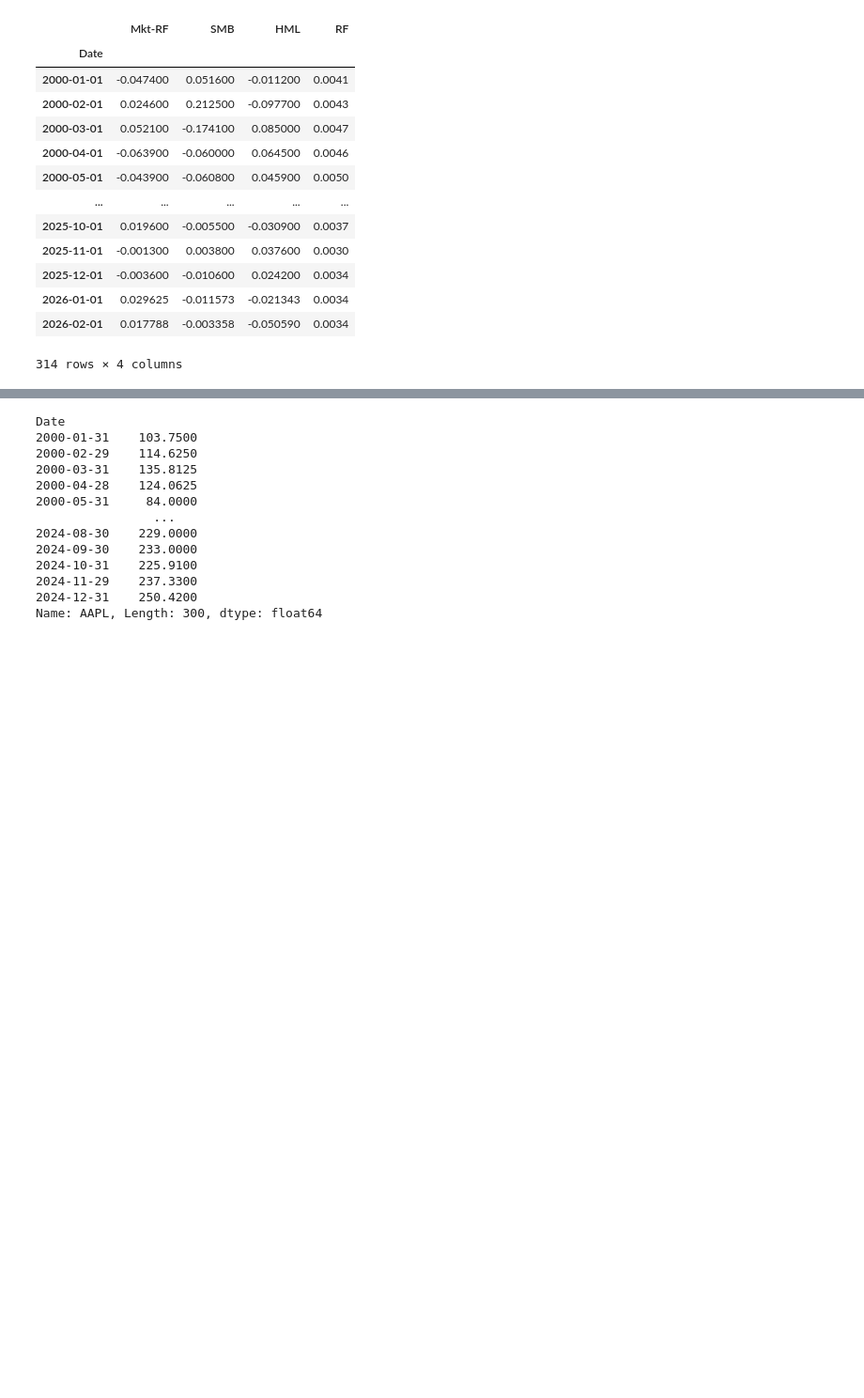
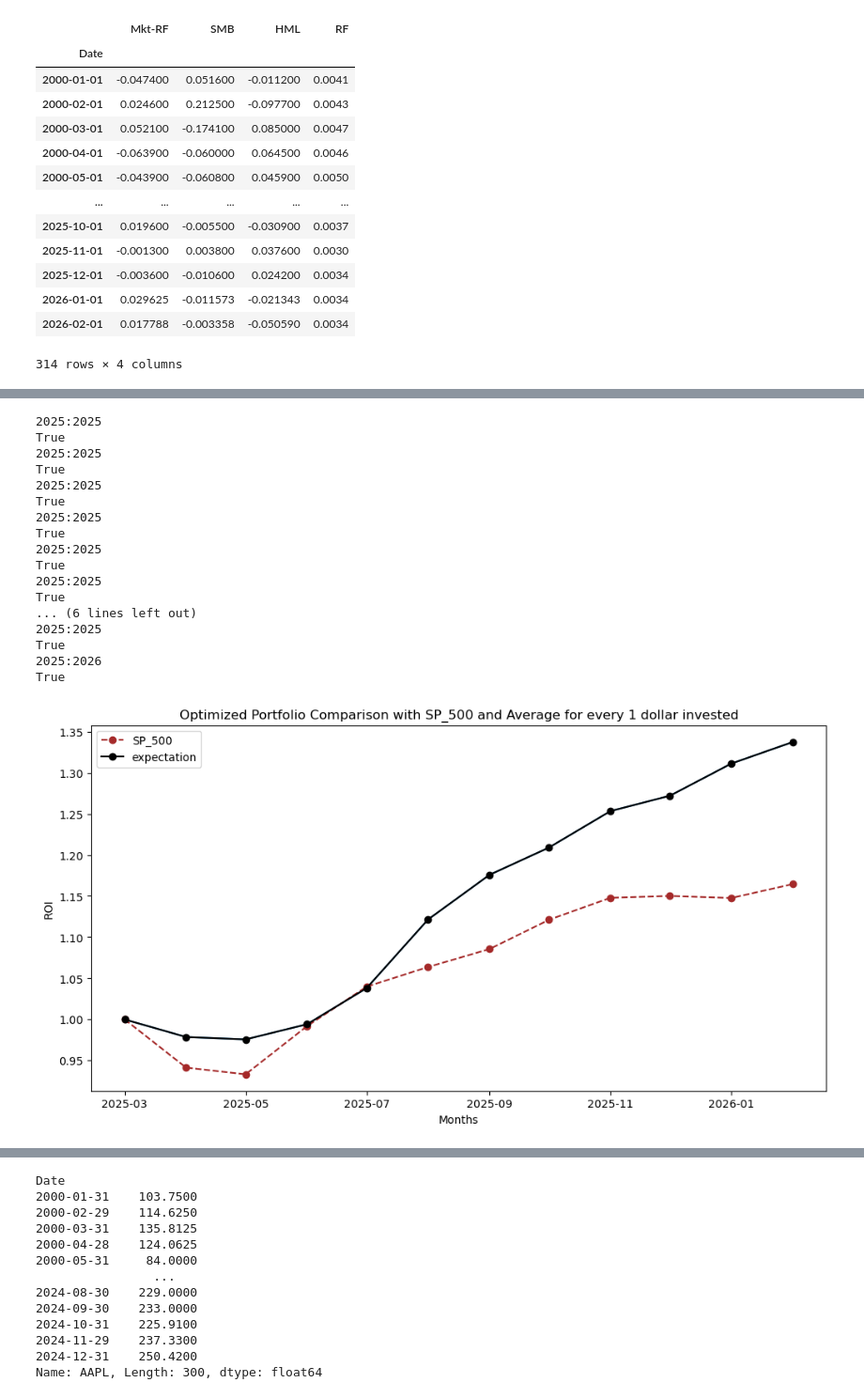
Before and after one commit to vincentbatten27/Multi-Factor_Investing, a Jupyter notebook: Multi_Factor_Fall_25/Messy_ Run simulator.ipynb, the cells around one changed output, grey strips where cells are left out. Shown at 94% size. Cells and saved outputs as stored; diff of their text form; code cells hidden in the pictures; blank space fills up the shorter version.

Commit message:
10.4.0
UP to date evrything

```diff
--- a/Multi_Factor_Fall_25/Messy_ Run simulator.ipynb
+++ b/Multi_Factor_Fall_25/Messy_ Run simulator.ipynb
@@ -24,7 +24,7 @@ def extract_stock_data(df, tdickers, start, end):
 
     # Select the tickers from the DataFrame
     df_selected = df_filtered[tdickers]
-    df_selected=df_selected.loc[:, df_selected.isna().sum() <= 0].dropna()
+    #df_selected=df_selected.loc[:, df_selected.isna().sum() <= 0].dropna()
     # df_selected.interpolate(method='linear',inplace=True)
     df_selected.index = pd.to_datetime(df_selected.index)
     df_selected = df_selected.tz_localize(None)
@@ -233,10 +241,9 @@ def Transaction_Costs(initialize=False):
     for key, value in zip(keys, values):
         t_cost[key] = value
 # %%
-# not working on back tests now?
 def extract_weights(c_portf):
     c_portf.index = c_portf['Ticker']
-    if B == starting_budget:
+    if B%100000==0:
         c_portf['Weight'] = c_portf['Value']/B
         return c_portf[['Weight']].astype(float)
     asof = pd.to_datetime(end).to_period('M').to_timestamp()
@@ -1619,8 +1770,6 @@ def monte_carlo_simulation(n_simulations,mbetaA,mbetaB,mbetaC,type, in_years1, o
     global new_monthly_data
     global indexgspc
     global spy_yoy_tickers
-    global sb_bool
-    sb_bool = False
     price_monthly_data= pd.read_csv('monthly_prices.csv')
     price_monthly_data.columns.name = 'Ticker'
     price_monthly_data = price_monthly_data.set_index('Date')
@@ -1629,7 +1778,6 @@ def monte_carlo_simulation(n_simulations,mbetaA,mbetaB,mbetaC,type, in_years1, o
     new_monthly_data.columns.name = 'Ticker'
     new_monthly_data = new_monthly_data.set_index('Date')
     new_monthly_data = new_monthly_data.apply(pd.to_numeric, errors='coerce')
-
 
     indexgspc = indexgspc1.copy()
     spy_yoy_tickers = spy_yoy_tickers1.copy()
@@ -1645,7 +1793,17 @@ def monte_carlo_simulation(n_simulations,mbetaA,mbetaB,mbetaC,type, in_years1, o
             if(rebal_freq == 'cv'):
                 oos1_new_performance = new_run_with_backtest_rebalance_cv(in_years1,out_years,mbetaA,mbetaB,mbetaC,'drm')
         else:
-            oos1_new_performance=new_run_with_backtest(in_years1,out_years,mbetaA,mbetaB,mbetaC)
+            oos1_new_performance = new_run_with_backtest_mrebalance_front_end(
+                type,
+                in_years1,
+                out_years,
+                mbetaA,
+                mbetaB,
+                mbetaC,
+                starting_budget,
+                rebal_freq,
+                c_portf,
+            )
         globals()[f'x{i}_df']=oos1_new_performance.copy()
         globals()[f'y{i}_df']=new_performances.copy()
         results.append(globals()[f'x{i}_df'])
@@ -2938,0 +2925,49 @@ Name: 2026-03-01 00:00:00, Length: 625, dtype: object
+# %%
+total_value = 1000000.0
+
+constrained_holdings = pd.DataFrame(
+    [{"Ticker": "AAPL", "Value": 30000.0}, {"Ticker": "PLTR", "Value": 100000.0}]
+)
+# Shape: (2, 2)
+
+target_mkt = 1.0
+target_smb = 0.0
+target_hml = 0.0
+
+today = pd.Timestamp.now()
+target_date = today.replace(day=1)
+target_date = target_date.normalize()
+curr_weights = target_date.date()
+end = curr_weights - relativedelta(days=1)
+oos1_list, oos1_avg, oos1_y = monte_carlo_simulation(
+    1,
+    target_mkt,
+    target_smb,
+    target_hml,
+    end,
+    3,
+    1,
+    total_value,
+    "m",
+    constrained_holdings
+)
+avg_drm = final_visual()
+# %% [output]
+2025:2025
+True
+2025:2025
+True
+2025:2025
+True
+2025:2025
+True
+2025:2025
+True
+2025:2025
+True
+... (6 lines left out)
+2025:2025
+True
+2025:2026
+True
+[figure, added]
```
Also changed, not shown: parts of 24 cells of this notebook, 2 other files.
